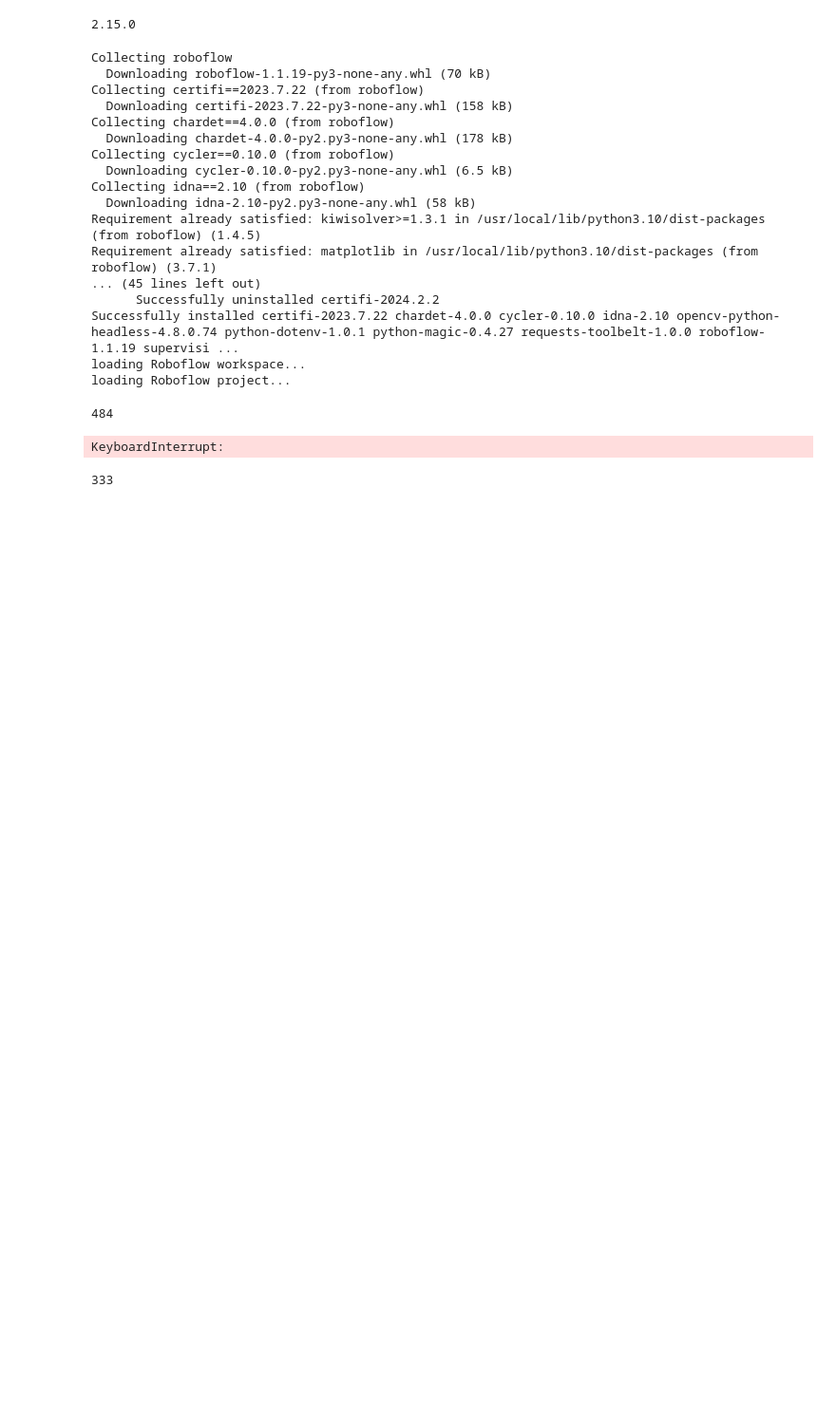
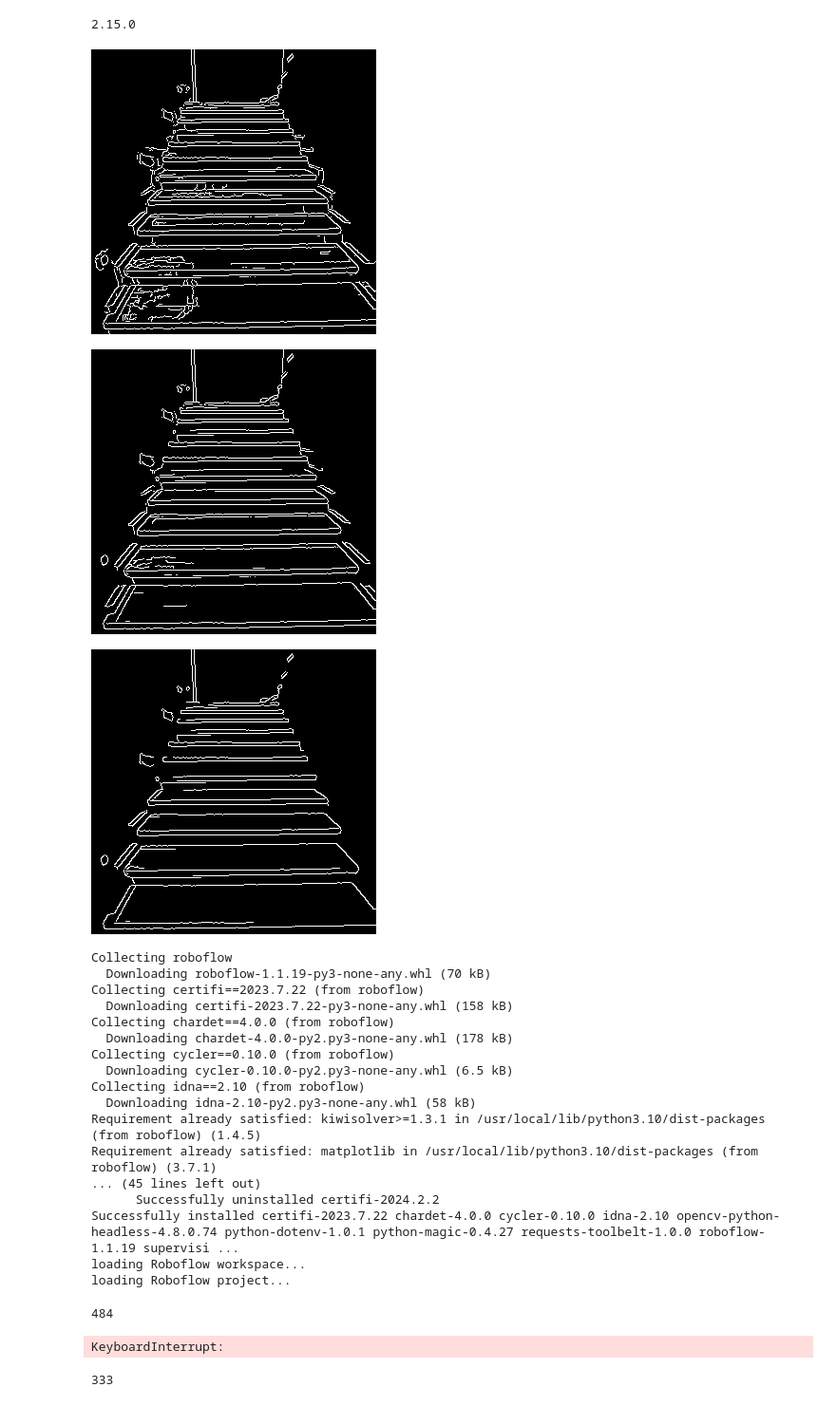
Before and after one commit to s4kh4rov/BMIL, a Jupyter notebook: magdiplom.ipynb, the cells around one changed output. Shown at 95% size. Saved outputs shown, nothing was run; the diff lists cells and outputs as text; code cells hidden in the pictures; blank space fills up the shorter version.

```diff
--- a/magdiplom.ipynb
+++ b/magdiplom.ipynb
@@ -16,3 +31,28 @@ print(tf.__version__)
+# %%
+img_path = '/content/drive/MyDrive/diplom/videoCapture/stair2129.jpg'
+img = cv2.imread(img_path)
+img = resizeImage(300, 300, img)
+imgEdge = cv2.edgePreservingFilter(img, flags=1, sigma_s=100, sigma_r=0.2)
+imgGray = cv2.cvtColor(imgEdge, cv2.COLOR_BGR2GRAY)
+imgLap = cv2.Laplacian(imgGray, cv2.CV_64F, ksize=3)
+# cv2_imshow(imgLap)
+
+# imgLap5 = cv2.Laplacian(imgGray, cv2.CV_64F, ksize=5)
+# cv2_imshow(imgLap5)
+
+# imgLap7 = cv2.Laplacian(imgGray, cv2.CV_64F, ksize=7)
+# cv2_imshow(imgLap7)
+
+imgCanny2 = cv2.Canny(imgGray,10,50)
+cv2_imshow(imgCanny2)
+imgCanny3 = cv2.Canny(imgGray,50,100)
+cv2_imshow(imgCanny3)
+imgCanny4 = cv2.Canny(imgGray,100,250)
+cv2_imshow(imgCanny4)
+# %% [output]
+[figure, added]
+[figure, added]
+[figure, added]
 # %%
 # !pip install roboflow
 # from roboflow import Roboflow
```
Also changed, not shown: parts of 1 cell of this notebook.
